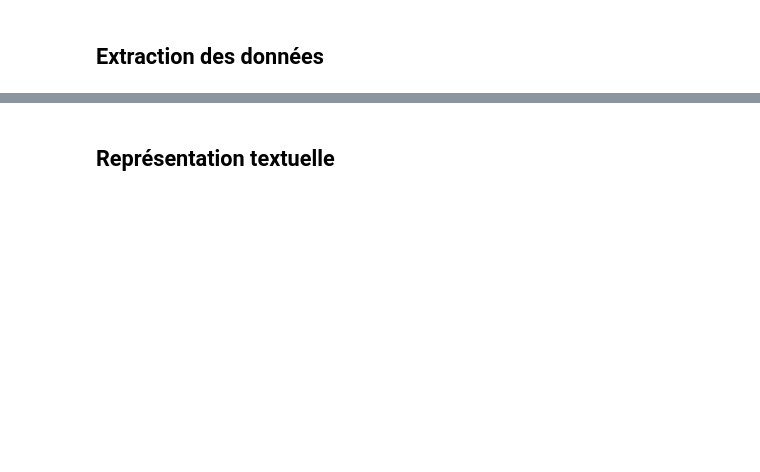
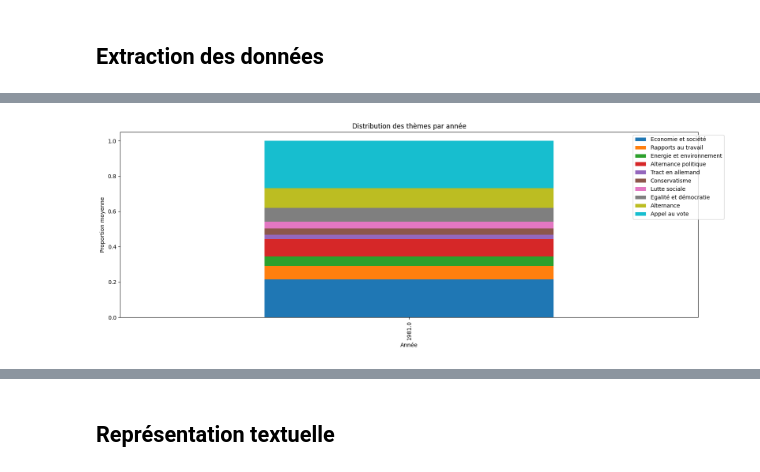
Before and after one commit to CaroLebrun/NLP_3A, a Jupyter notebook: main.ipynb, the cells around one changed output, grey strips where cells are left out. Saved outputs shown, nothing was run; the diff lists cells and outputs as text; code cells hidden in the pictures; blank space fills up the shorter version.

```diff
--- a/main.ipynb
+++ b/main.ipynb
@@ -102,0 +210,45 @@ Nombre de documents 1981 : 3121
+# %%
+# labels input
+topic_label = {
+    0: 'Economie et société',
+    1: 'Rapports au travail',
+    2: 'Energie et environnement',
+    3: 'Alternance politique',
+    4: 'Tract en allemand', #à supprimer
+    5: 'Conservatisme',
+    6: 'Lutte sociale',
+    7: 'Egalité et démocratie',
+    8: 'Alternance',
+    9: 'Appel au vote',
+}
+# %%
+# topics / doc
+W_normalized = W / W.sum(axis=1, keepdims=True)
+
+df['dominant_topic'] = np.argmax(W_normalized, axis=1)
+df['dominant_label'] = df['dominant_topic'].map(topic_label)
+df['topic_score']    = np.max(W_normalized, axis=1)
+
+# topic distrib / year
+topic_cols = [f'topic_{i}' for i in range(N_TOPICS)]
+W_df = pd.DataFrame(W_normalized, columns=topic_cols)
+df = pd.concat([df, W_df], axis=1)
+
+topic_by_year = df.groupby('annee')[topic_cols].mean()
+
+topic_by_year.rename(
+    columns={f'topic_{i}': topic_label[i] for i in range(N_TOPICS)}
+).plot(
+    kind='bar',
+    stacked=True,
+    figsize=(16, 6),
+    colormap='tab10'
+)
+plt.title("Distribution des thèmes par année")
+plt.ylabel("Proportion moyenne")
+plt.xlabel("Année")
+plt.legend(bbox_to_anchor=(1.05, 1))
+plt.tight_layout()
+plt.show()
+# %% [output]
+[figure, added]
```
Also changed, not shown: parts of 28 cells of this notebook, 1 other file.
